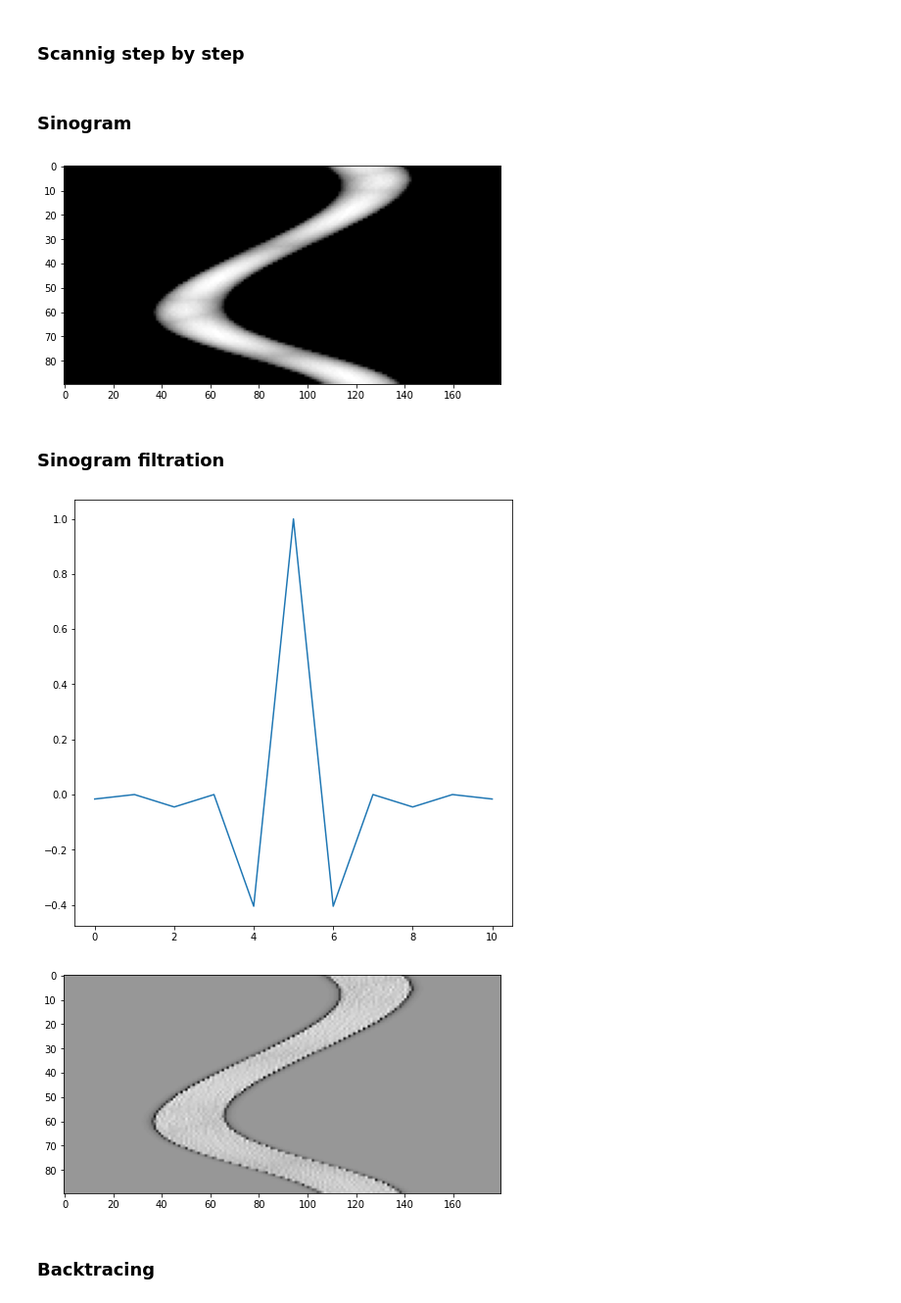
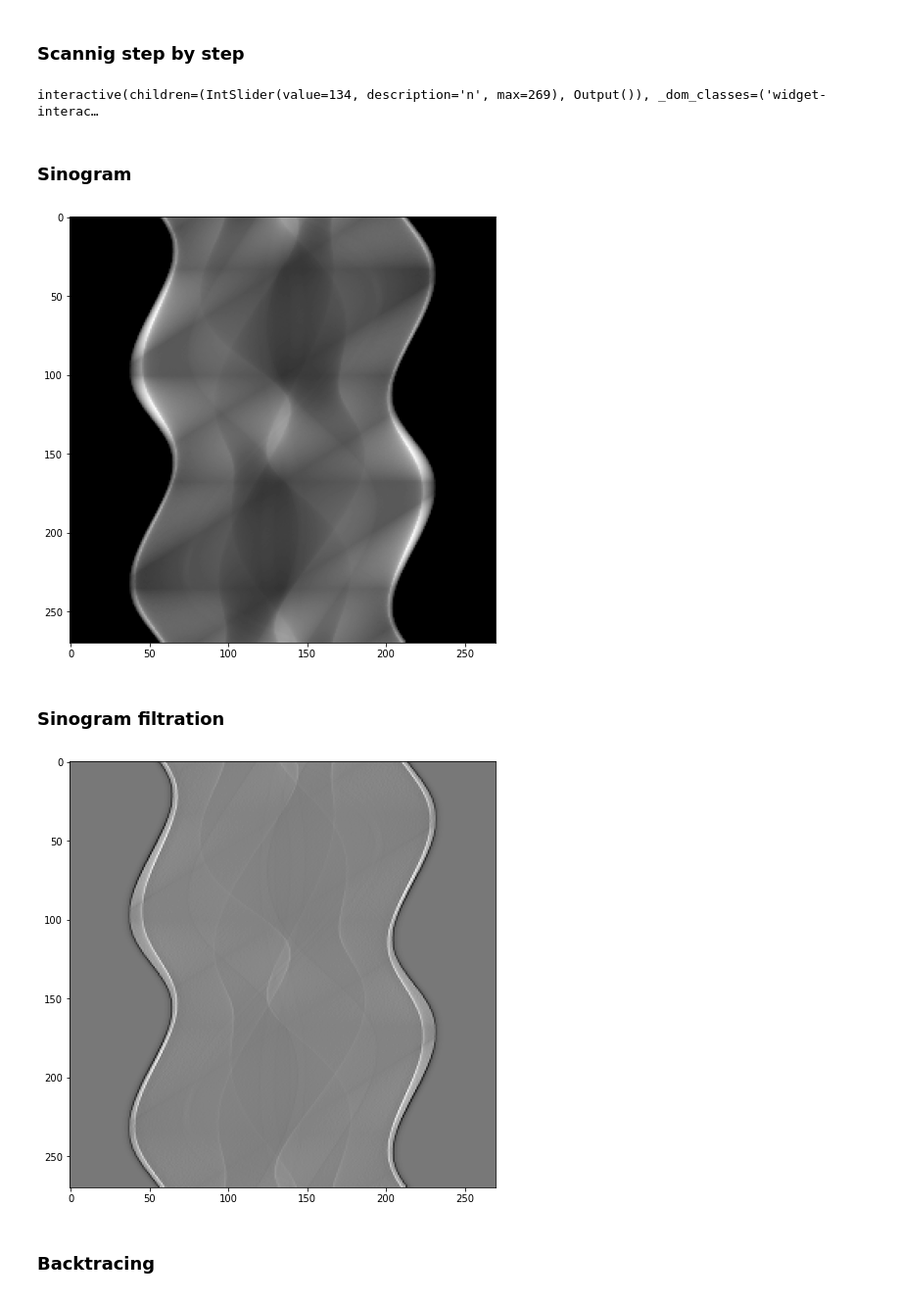
Before and after one commit to Drske/CT-Scanner_Simulation, a Jupyter notebook: main.ipynb, the cells around one changed output. Shown at 98% size. Saved outputs shown, nothing was run; the diff lists cells and outputs as text; code cells hidden in the pictures.

```diff
--- a/main.ipynb
+++ b/main.ipynb
@@ -77,6 +78,10 @@ Radius: 282
 # %% [markdown]
 ### Scanning
 # %%
+# Progress bar widget
+wdg_scanning_progress = widgets.FloatProgress(value=0, min=0,max=scans,description='Progress:',bar_style='success',style={'bar_color': 'blue'},orientation='horizontal')
+display(wdg_scanning_progress)
+
 alpha = 360 / scans
 step = alpha
 n = detectors
@@ -87,6 +92,7 @@ E = []
 D = []
 
 sinogram = []
+sinogram_shots = []
 
 # Prepare preview image so that emitters and detectors will be seen
 border_width = max(2 * radius - img_width, 2 * radius - img_heigth)
@@ -94,7 +100,14 @@ preview_img = deepcopy(input_img)
 preview_img = cv2.cvtColor(preview_img,cv2.COLOR_GRAY2RGB)
 preview_img = cv2.copyMakeBorder(preview_img, border_width, border_width, border_width, border_width, cv2.BORDER_CONSTANT, value = (0,0,0))
 
-for _ in range(scans):
+for s in range(scans):
+    wdg_scanning_progress.value = s
+
+    if s == 0:
+        sinogram_shots.append(np.zeros((scans, n)))
+    else:
+        sinogram_shots.append(deepcopy(sinogram_shots[-1]))
+
     if display_steps:
         shots.append(deepcopy(preview_img))
         cv2.circle(shots[-1], (cx + border_width, cy + border_width), radius, (255,0,255), 1)
@@ -139,54 +152,74 @@ for _ in range(scans):
                 brightness += input_img[x][y]
                 sumof += 1
 
-        # # Adding results to sinogram
+        # Adding results to sinogram
         if sumof != 0:
             brightness = brightness / sumof
         else:
             brightness = 0
         sinogram[-1].append(brightness)
+        sinogram_shots[-1][s][i] = brightness
 
     alpha += step
 # %% [markdown]
 ### Scannig step by step
 # %%
 def display_shot(n):
+    plt.subplot(1,2,1)
     plt.imshow(shots[n])
+    plt.subplot(1,2,2)
+    plt.imshow(sinogram_shots[n], cmap='gray')
     plt.show()
 
 if display_steps:
     widgets.interact(display_shot, n = (0, scans - 1, 1))
+# %% [output]
+interactive(children=(IntSlider(value=134, description='n', max=269), Output()), _dom_classes=('widget-interac…
 # %% [markdown]
 ### Sinogram
 # %%
 plt.imshow(sinogram, cmap='gray')
 plt.show()
 # %% [output]
-[figure, old version]
+[figure, new version]
 # %% [markdown]
 ### Sinogram filtration
 # %%
+sinogram = np.array(sinogram)
+
 kernel = []
 for k in range(-int(np.floor(kernel_size/2)), int(np.ceil(kernel_size/2))):
     if k == 0:
         kernel.append(1)
     else:
         if k % 2 == 0:
             kernel.append(0)
         else:
             kernel.append((-4 / np.pi**2)/(k**2))
 
-plt.plot([k for k in range(kernel_size)], kernel)
-plt.show()
+# plt.plot([k for k in range(kernel_size)], kernel)
+# plt.show()
 
 for i in range(len(sinogram)):
     sinogram[i] = np.convolve(sinogram[i], kernel, mode='same')
 
+# min_brightness = sinogram.min()
+
+# plt.imshow(sinogram, cmap='gray')
+# plt.show()
+
+# for i in range (len(sinogram)):
+#     for j in range(len(sinogram[i])):
+#         if sinogram[i][j] != 0:
+#             sinogram[i][j] += abs(min_brightness)
+
+# kernel = np.array([[-1,-1,-1], [-1,5,-1], [-1,-1,-1]])
+# sinogram = cv2.filter2D(sinogram, -1, kernel)
+
 plt.imshow(sinogram, cmap='gray')
 plt.show()
 # %% [output]
-[figure, old version]
+[figure, new version]
-[figure, removed]
 # %% [markdown]
 ### Backtracing
 # %%
```
Also changed, not shown: parts of 8 cells of this notebook, 1 other file.
